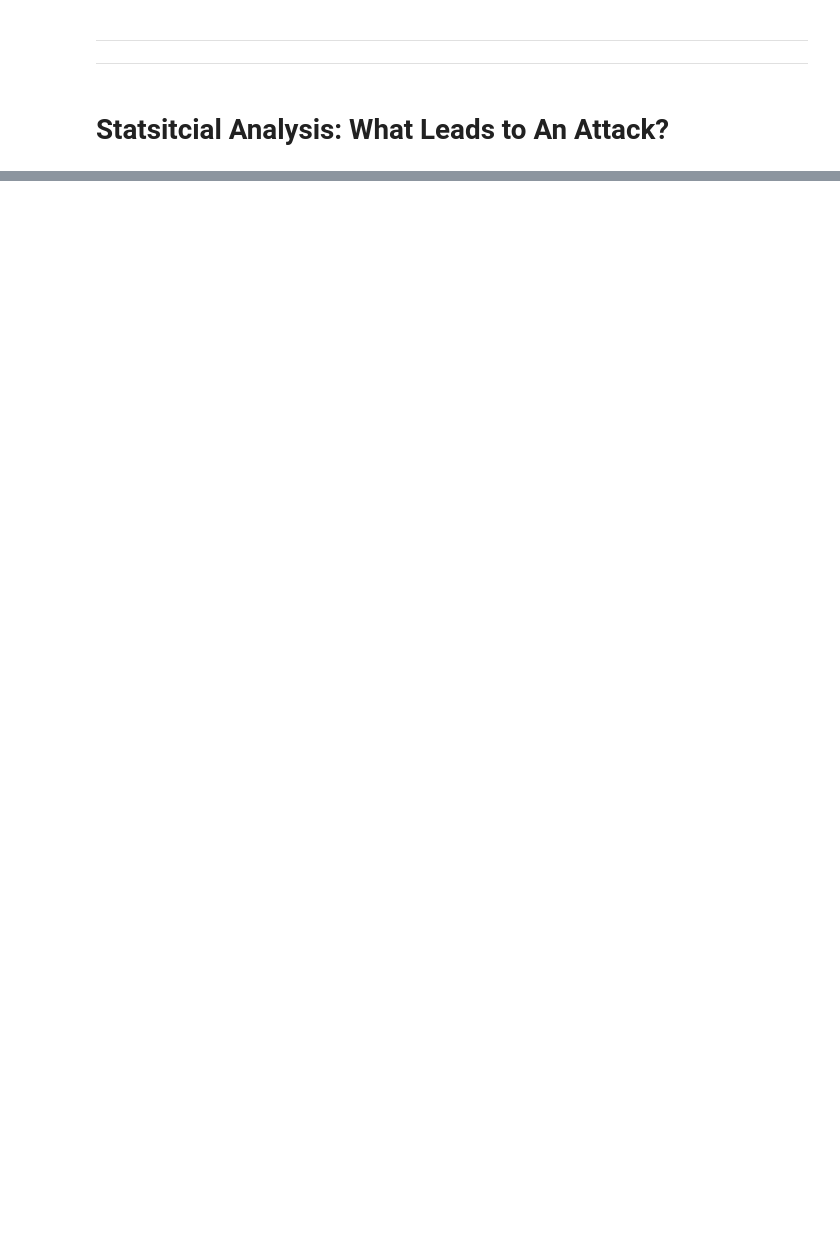
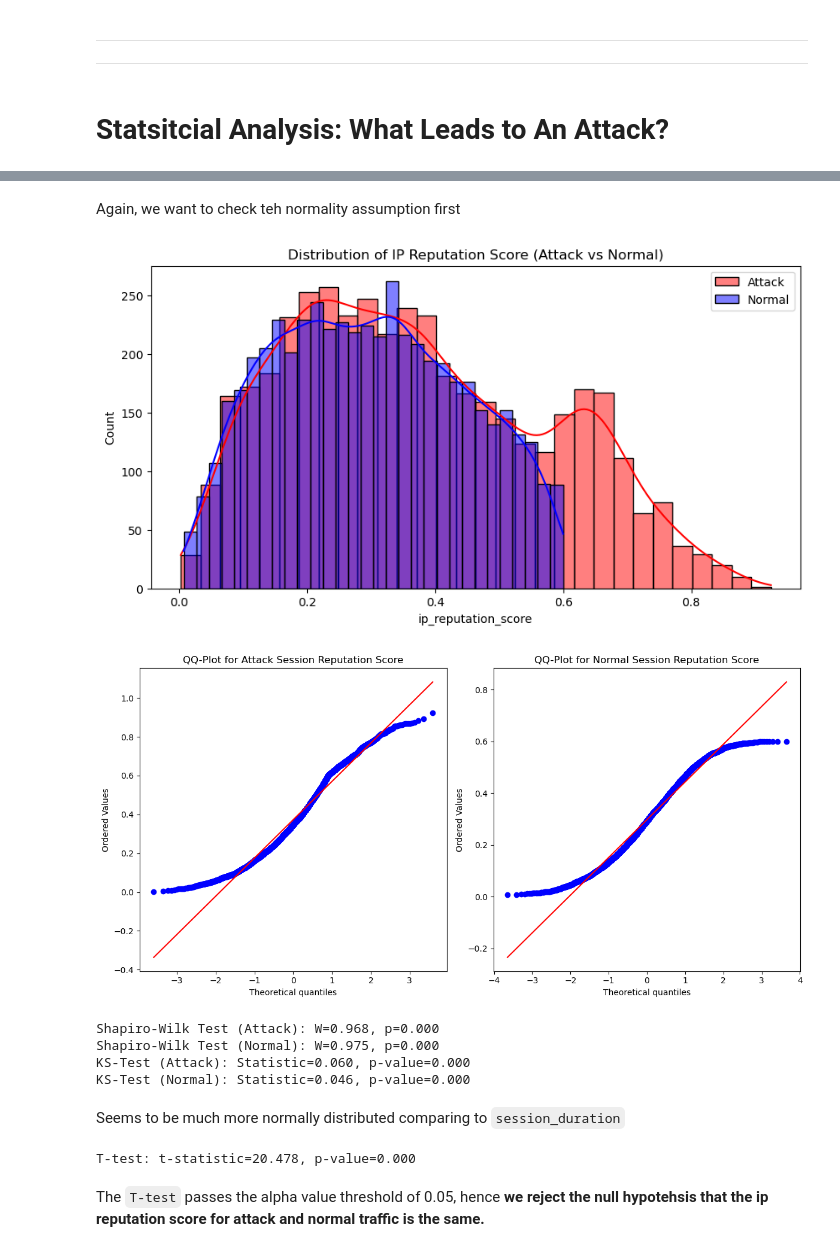
Before and after one commit to KevinBian107/SIP-Demos, a Jupyter notebook: CyberSecurity.ipynb, the cells around one changed output, grey strips where cells are left out. Drawn from its saved outputs; the diff is of its cells as text; code cells hidden in the pictures; blank space fills up the shorter version.

```diff
--- a/CyberSecurity.ipynb
+++ b/CyberSecurity.ipynb
@@ -243,0 +321,51 @@ plt.show()
+# %% [markdown]
+Again, we want to check teh normality assumption first
+# %%
+attack_sessions = df[df['attack_detected'] == 1]['ip_reputation_score']
+normal_sessions = df[df['attack_detected'] == 0]['ip_reputation_score']
+
+plt.figure(figsize=(10, 5))
+sns.histplot(attack_sessions, kde=True, label='Attack', color='red', bins=30)
+sns.histplot(normal_sessions, kde=True, label='Normal', color='blue', bins=30)
+plt.legend()
+plt.title('Distribution of IP Reputation Score (Attack vs Normal)')
+plt.show()
+
+fig, axes = plt.subplots(1, 2, figsize=(12, 6))
+probplot(attack_sessions, dist="norm", plot=axes[0])
+axes[0].set_title("QQ-Plot for Attack Session Reputation Score")
+
+probplot(normal_sessions, dist="norm", plot=axes[1])
+axes[1].set_title("QQ-Plot for Normal Session Reputation Score")
+
+plt.tight_layout()
+plt.show()
+
+shapiro_attack = shapiro(attack_sessions.sample(min(5000, len(attack_sessions))))
+shapiro_normal = shapiro(normal_sessions.sample(min(5000, len(normal_sessions))))
+print(f"Shapiro-Wilk Test (Attack): W={shapiro_attack[0]:.3f}, p={shapiro_attack[1]:.3f}")
+print(f"Shapiro-Wilk Test (Normal): W={shapiro_normal[0]:.3f}, p={shapiro_normal[1]:.3f}")
+
+ks_attack = kstest(attack_sessions, 'norm', args=(attack_sessions.mean(), attack_sessions.std()))
+ks_normal = kstest(normal_sessions, 'norm', args=(normal_sessions.mean(), normal_sessions.std()))
+print(f"KS-Test (Attack): Statistic={ks_attack.statistic:.3f}, p-value={ks_attack.pvalue:.3f}")
+print(f"KS-Test (Normal): Statistic={ks_normal.statistic:.3f}, p-value={ks_normal.pvalue:.3f}")
+# %% [output]
+[figure, added]
+[figure, added]
+Shapiro-Wilk Test (Attack): W=0.968, p=0.000
+Shapiro-Wilk Test (Normal): W=0.975, p=0.000
+KS-Test (Attack): Statistic=0.060, p-value=0.000
+KS-Test (Normal): Statistic=0.046, p-value=0.000
+# %% [markdown]
+Seems to be much more normally distributed comparing to `session_duration`
+# %%
+attack_sessions = df[df['attack_detected'] == 1]['ip_reputation_score']
+normal_sessions = df[df['attack_detected'] == 0]['ip_reputation_score']
+
+t_stat, p_value_ttest = ttest_ind(attack_sessions, normal_sessions, equal_var=False)
+print(f"T-test: t-statistic={t_stat:.3f}, p-value={p_value_ttest:.3f}")
+# %% [output]
+T-test: t-statistic=20.478, p-value=0.000
+# %% [markdown]
+The `T-test` passes the alpha value threshold of 0.05, hence **we reject the null hypotehsis that the ip reputation score for attack and normal traffic is the same.**
```
Also changed, not shown: parts of 59 cells of this notebook, 1 other file.
